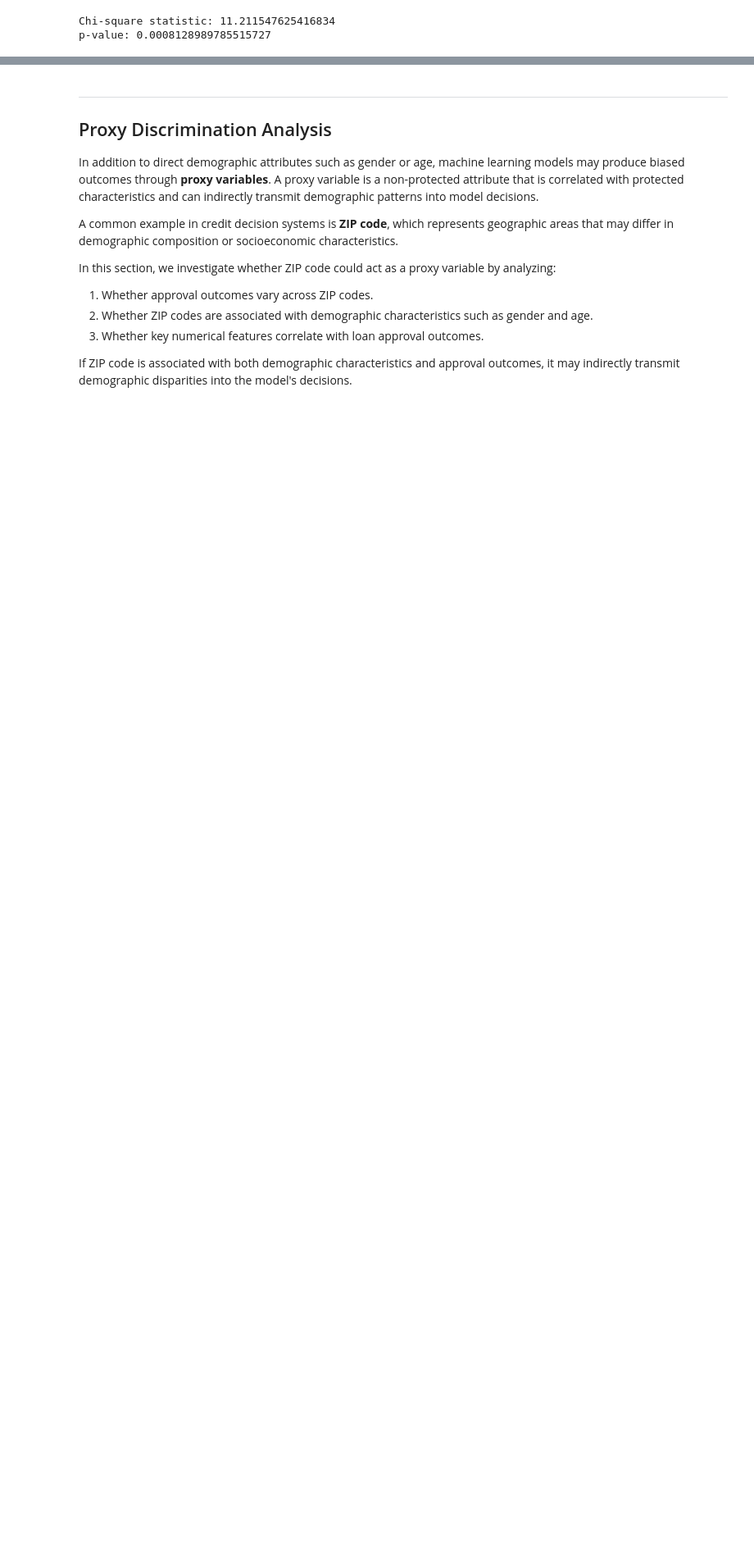
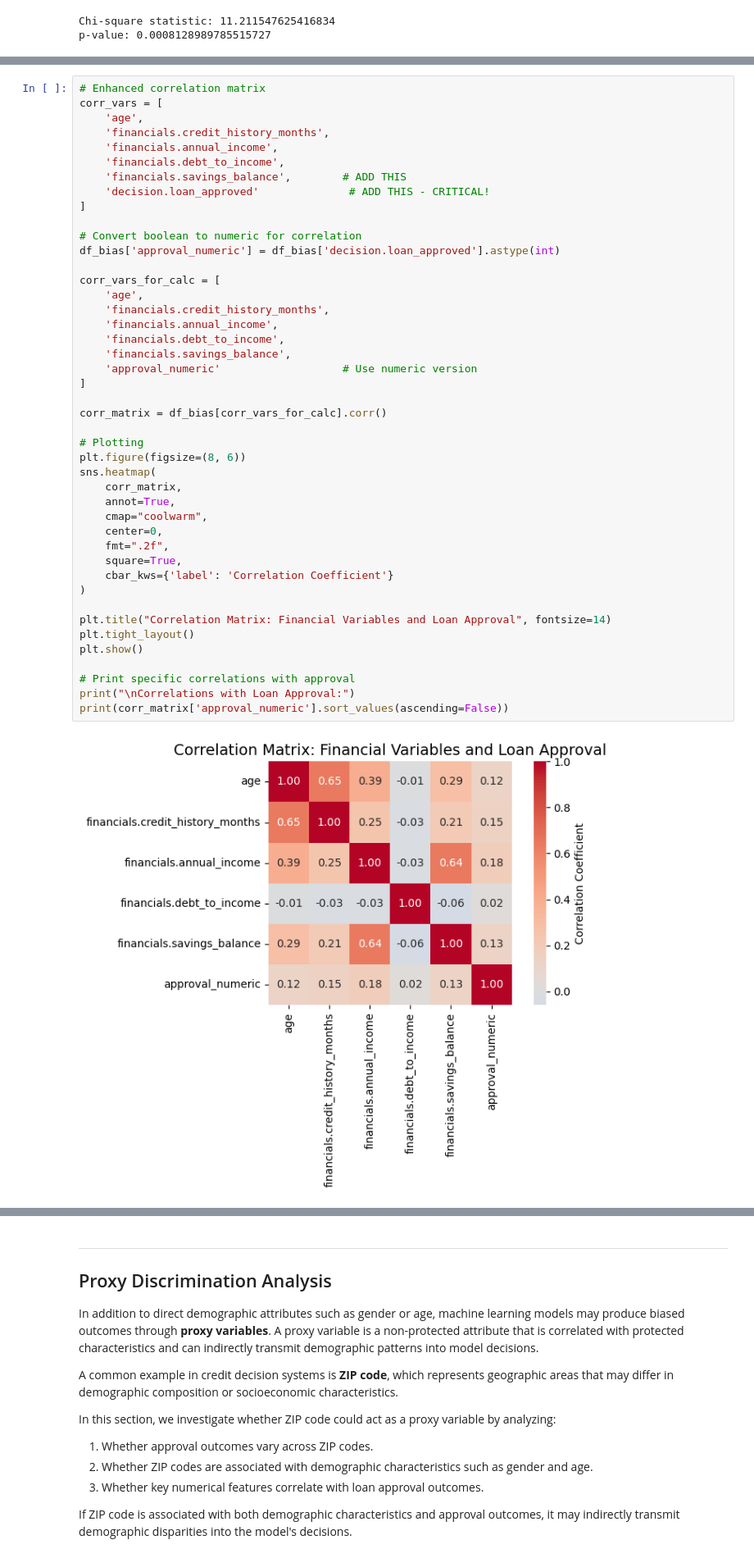
Before and after one commit to Luciamusizzano/dego-project-team1, a Jupyter notebook: notebooks/02-bias-analysis.ipynb, the cells around one changed output, grey strips where cells are left out. Shown at 82% size. Cells and saved outputs as stored; diff of their text form; blank space fills up the shorter version.

```diff
--- a/notebooks/02-bias-analysis.ipynb
+++ b/notebooks/02-bias-analysis.ipynb
@@ -304,0 +319,46 @@ print("p-value:", p_age)
+# %%
+# Enhanced correlation matrix
+corr_vars = [
+    'age',
+    'financials.credit_history_months',
+    'financials.annual_income',
+    'financials.debt_to_income',
+    'financials.savings_balance',        # ADD THIS
+    'decision.loan_approved'              # ADD THIS - CRITICAL!
+]
+
+# Convert boolean to numeric for correlation
+df_bias['approval_numeric'] = df_bias['decision.loan_approved'].astype(int)
+
+corr_vars_for_calc = [
+    'age',
+    'financials.credit_history_months',
+    'financials.annual_income',
+    'financials.debt_to_income',
+    'financials.savings_balance',
+    'approval_numeric'                   # Use numeric version
+]
+
+corr_matrix = df_bias[corr_vars_for_calc].corr()
+
+# Plotting
+plt.figure(figsize=(8, 6))
+sns.heatmap(
+    corr_matrix,
+    annot=True,
+    cmap="coolwarm",
+    center=0,
+    fmt=".2f",
+    square=True,
+    cbar_kws={'label': 'Correlation Coefficient'}
+)
+
+plt.title("Correlation Matrix: Financial Variables and Loan Approval", fontsize=14)
+plt.tight_layout()
+plt.show()
+
+# Print specific correlations with approval
+print("\nCorrelations with Loan Approval:")
+print(corr_matrix['approval_numeric'].sort_values(ascending=False))
+# %% [output]
+[figure, added]
```
Also changed, not shown: parts of 16 cells of this notebook.
